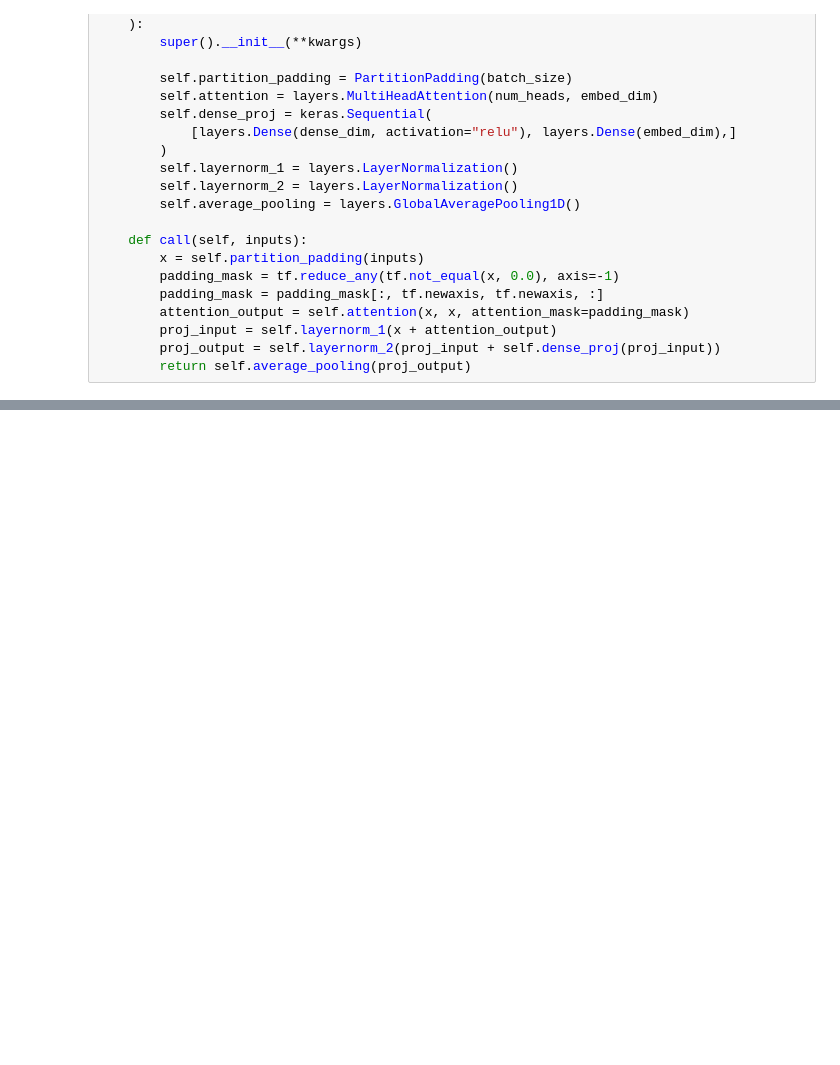
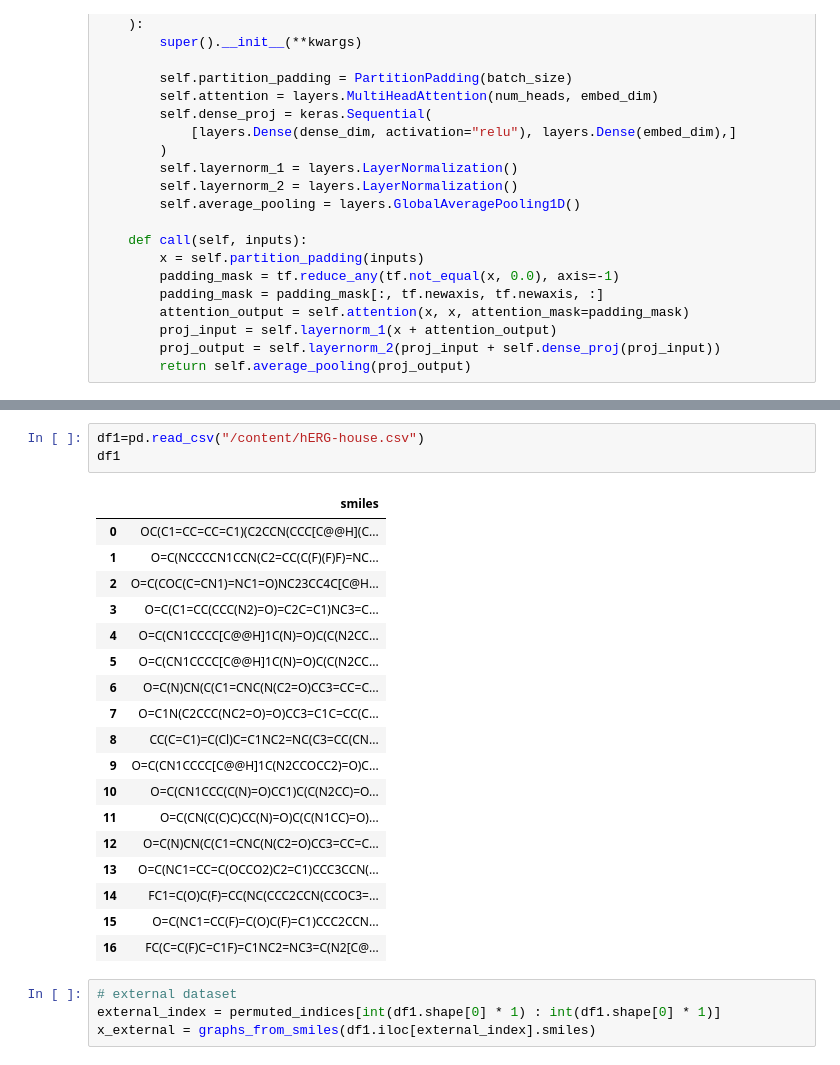
Before and after one commit to Jahan08/Advanced-AI-algorithm-practice-hERG-data, a Jupyter notebook: MPNN_QSAR_Classification_model_hERG.ipynb, the cells around one changed output, grey strips where cells are left out. Drawn from its saved outputs; the diff is of its cells as text; blank space fills up the shorter version.

```diff
--- a/MPNN_QSAR_Classification_model_hERG.ipynb
+++ b/MPNN_QSAR_Classification_model_hERG.ipynb
@@ -476 +477,27 @@ MolsToGridImage(molecules, molsPerRow=4, legends=legends)
 [figure]
+# %%
+df1=pd.read_csv("/content/hERG-house.csv")
+df1
+# %% [output]
+|  | smiles |
+| 0 | OC(C1=CC=CC=C1)(C2CCN(CCC[C@@H](C... |
+| 1 | O=C(NCCCCN1CCN(C2=CC(C(F)(F)F)=NC... |
+| 2 | O=C(COC(C=CN1)=NC1=O)NC23CC4C[C@H... |
+| 3 | O=C(C1=CC(CCC(N2)=O)=C2C=C1)NC3=C... |
+| 4 | O=C(CN1CCCC[C@@H]1C(N)=O)C(C(N2CC... |
+| 5 | O=C(CN1CCCC[C@@H]1C(N)=O)C(C(N2CC... |
+| 6 | O=C(N)CN(C(C1=CNC(N(C2=O)CC3=CC=C... |
+| 7 | O=C1N(C2CCC(NC2=O)=O)CC3=C1C=CC(C... |
+| 8 | CC(C=C1)=C(Cl)C=C1NC2=NC(C3=CC(CN... |
+| 9 | O=C(CN1CCCC[C@@H]1C(N2CCOCC2)=O)C... |
+| 10 | O=C(CN1CCC(C(N)=O)CC1)C(C(N2CC)=O... |
+| 11 | O=C(CN(C(C)C)CC(N)=O)C(C(N1CC)=O)... |
+| 12 | O=C(N)CN(C(C1=CNC(N(C2=O)CC3=CC=C... |
+| 13 | O=C(NC1=CC=C(OCCO2)C2=C1)CCC3CCN(... |
+| 14 | FC1=C(O)C(F)=CC(NC(CCC2CCN(CCOC3=... |
+| 15 | O=C(NC1=CC(F)=C(O)C(F)=C1)CCC2CCN... |
+| 16 | FC(C=C(F)C=C1F)=C1NC2=NC3=C(N2[C@... |
+# %%
+# external dataset
+external_index = permuted_indices[int(df1.shape[0] * 1) : int(df1.shape[0] * 1)]
+x_external = graphs_from_smiles(df1.iloc[external_index].smiles)
```
Also changed, not shown: parts of 7 cells of this notebook.
